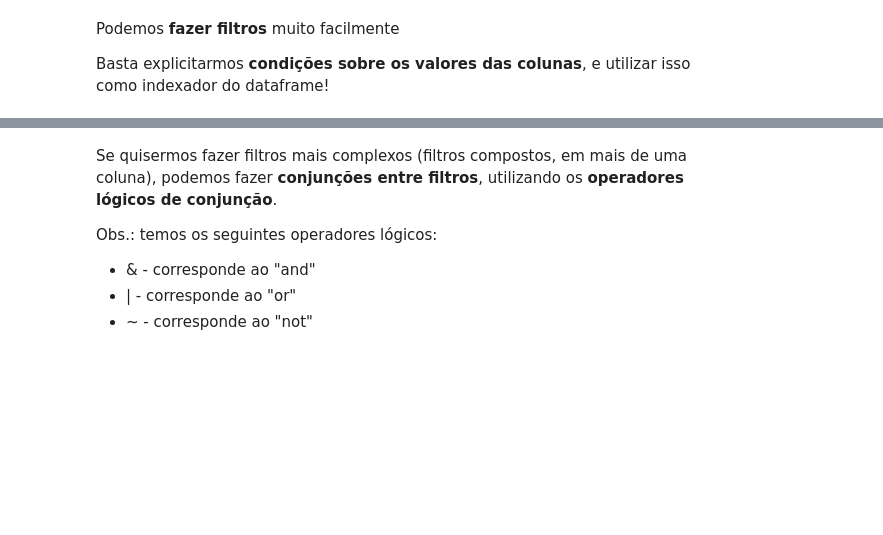
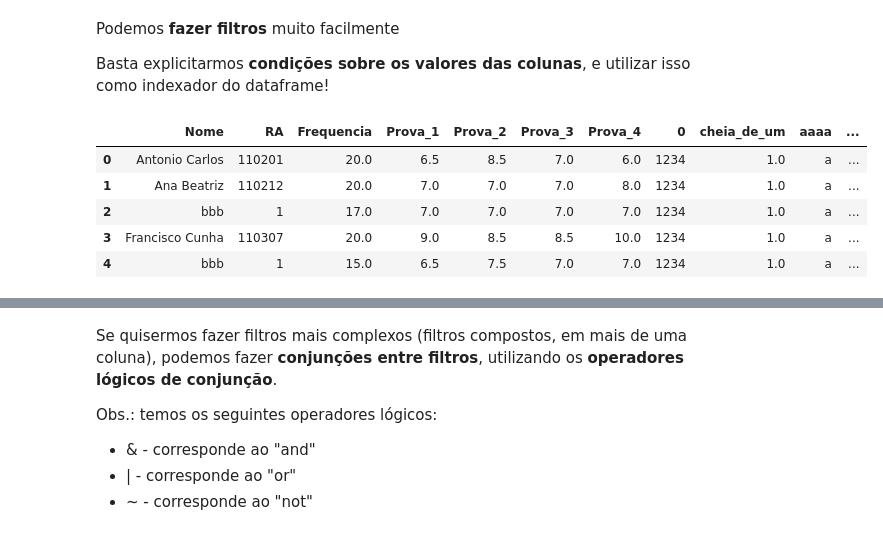
Before and after one commit to patriciacatandi/Lets_Code_Alunos, a Jupyter notebook: 02_Ferramentas_Programação/03_Pandas/Aula_3_-_Introdução.ipynb, the cells around one changed output, grey strips where cells are left out. Drawn from its saved outputs; the diff is of its cells as text; code cells hidden in the pictures; blank space fills up the shorter version.

```diff
--- a/02_Ferramentas_Programação/03_Pandas/Aula_3_-_Introdução.ipynb
+++ b/02_Ferramentas_Programação/03_Pandas/Aula_3_-_Introdução.ipynb
@@ -848,3 +831,12 @@ dtype: float64
 Podemos **fazer filtros** muito facilmente
 
 Basta explicitarmos **condições sobre os valores das colunas**, e utilizar isso como indexador do dataframe!
+# %%
+tabela.head()
+# %% [output]
+|  | Nome | RA | Frequencia | Prova_1 | Prova_2 | Prova_3 | Prova_4 | 0 | cheia_de_um | aaaa | ... |
+| 0 | Antonio Carlos | 110201 | 20.0 | 6.5 | 8.5 | 7.0 | 6.0 | 1234 | 1.0 | a | ... |
+| 1 | Ana Beatriz | 110212 | 20.0 | 7.0 | 7.0 | 7.0 | 8.0 | 1234 | 1.0 | a | ... |
+| 2 | bbb | 1 | 17.0 | 7.0 | 7.0 | 7.0 | 7.0 | 1234 | 1.0 | a | ... |
+| 3 | Francisco Cunha | 110307 | 20.0 | 9.0 | 8.5 | 8.5 | 10.0 | 1234 | 1.0 | a | ... |
+| 4 | bbb | 1 | 15.0 | 6.5 | 7.5 | 7.0 | 7.0 | 1234 | 1.0 | a | ... |
```
Also changed, not shown: parts of 57 cells of this notebook, 4 other files.
